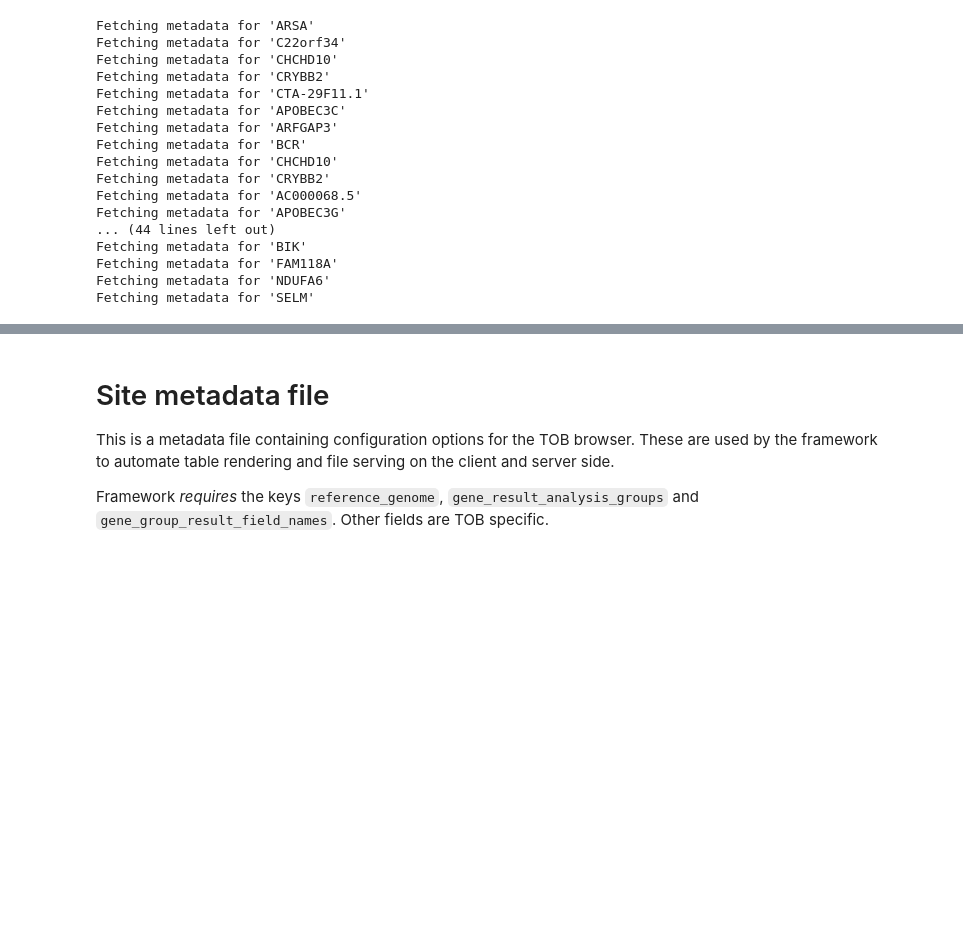
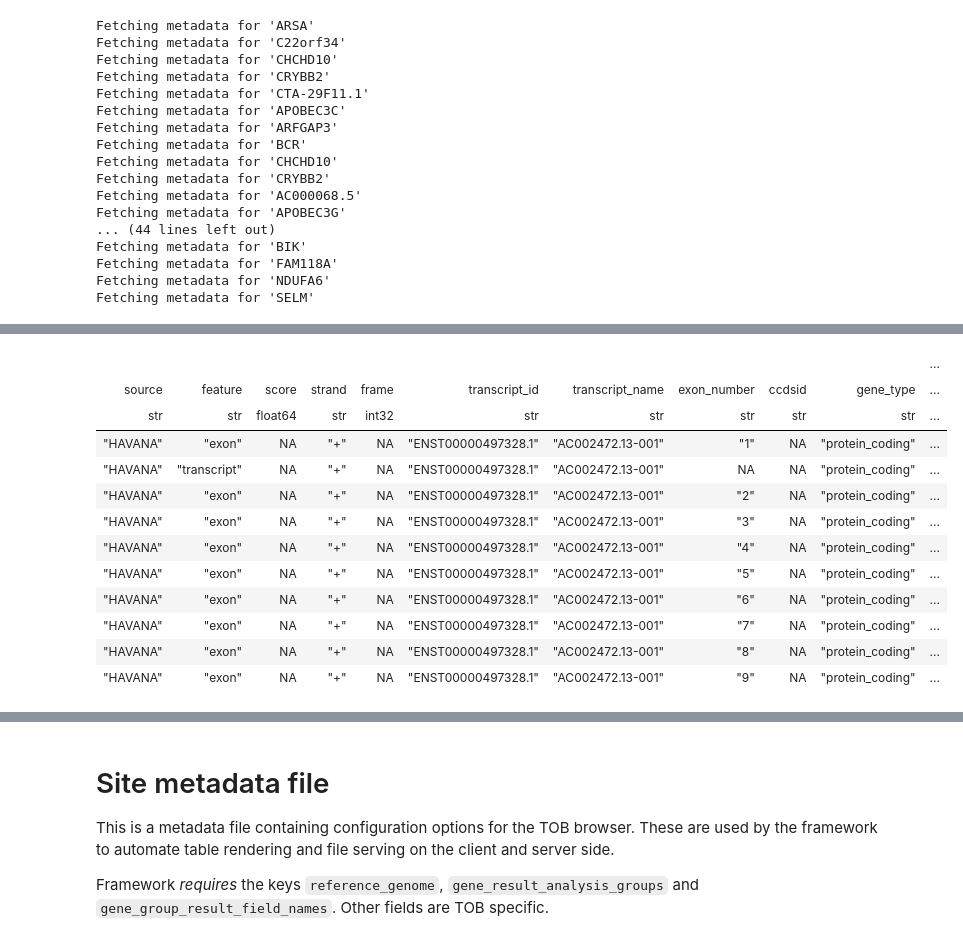
Before and after one commit to populationgenomics/exome-results-browsers, a Jupyter notebook: src/data/tob/notebooks/pipeline.ipynb, the cells around one changed output, grey strips where cells are left out. Cells and saved outputs as stored; diff of their text form; code cells hidden in the pictures; blank space fills up the shorter version.

Commit message:
Pipeline to create gene structure file

```diff
--- a/src/data/tob/notebooks/pipeline.ipynb
+++ b/src/data/tob/notebooks/pipeline.ipynb
@@ -118,25 +118,21 @@ gene_metadata['AC007308.6'] = [{
     'ensembl_gene_id': 'ENSG00000234252',
     'symbol': 'AC007308.6',
     'name': 'AC007308.6 (Clone-based (Vega))',
-    'location': '22qxx.x'
 }]
 gene_metadata['AC002472.13'] = [{
     'ensembl_gene_id': 'ENSG00000187905',
     'symbol': 'AC002472.13',
     'name': 'Leucine-rich repeat-containing protein LOC400891',
-    'location': '22qxx.x'
 }]
 gene_metadata['CTA-29F11.1'] = [{
     'ensembl_gene_id': 'CTA-29F11.1',
     'symbol': 'CTA-29F11.1',
     'name': 'lncRNA',
-    'location': '0qxx.x'
 }]
 gene_metadata['AC000068.5'] = [{
     'ensembl_gene_id': 'ENSG00000185065',
     'symbol': 'AC000068.5',
     'name': 'AC000068.5 (Clone-based (Vega) gene)',
-    'location': '19qxx.x'
 }]
 # ----------------------------------------------
 
@@ -170,7 +166,6 @@ for label in cell_labels:
         gene_search_terms[gene].append(label)
         gene_search_terms[gene].append(gene)
         gene_search_terms[gene] += list(group['SNP'])
-        gene_search_terms[gene] += list(f"chr{chrom}" for chrom in group['CHR'])
 
 hgnc_client.save_cache(OUTPUT_DIR / 'hgnc_cache.json')
 
@@ -201,0 +200,6 @@ Fetching metadata for 'SELM'
+# %%
+import hail
+from hail.experimental import import_gtf
+
+# Big file... might take a few years
+ht = import_gtf("../gencode.v19.annotation.gtf.gz", force=True)
@@ -201,0 +230,63 @@ Fetching metadata for 'SELM'
+# %%
+genes = []
+association_file_suffix = 'eQTLs'
+
+for gene in gene_metadata.keys():
+    print(f"Gathering region data for {gene}")
+
+    data = {
+        'symbol': gene,
+        'gene_id': None,
+        'start': None,
+        'stop': None,
+        'chrom': None,
+        'exons': [],
+    }
+
+    gene_rows = ht.filter(
+        (ht.gene_name == gene) &
+        (ht.transcript_name == f"{gene}-001") &
+        (ht.tag == 'basic')
+    )
+    print(f"\tFound {gene_rows.count()} hits")
+    print(gene_rows.show())
+
+    for row in gene_rows.collect():
+        if row.feature == 'transcript':
+            data['gene_id'] = row.gene_id
+            data['start'] = row.interval.start.position
+            data['stop'] = row.interval.end.position
+            data['chrom'] = row.interval.start.seqname.replace('chr', '')
+
+        if row.feature in ('CDS', 'exon', 'UTR'):
+            data['exons'].append(
+                {
+                    'feature_type': row.feature,
+                    'start': row.interval.start.position,
+                    'stop': row.interval.end.position
+                }
+            )
+
+    associations = []
+    for label in cell_labels:
+        df = pd.read_table(
+            DATA_DIR / f"{label}_{association_file_suffix}.tsv",
+            header=0,
+            delimiter='\t'
+        )
+
+        records = df[df['GENE'] == gene].to_dict(orient='records')
+        for r in records:
+            r['chr'] = str(r['CHR'])
+            r['id'] = f"{r['CHR']}-{r['BP']}-{r['A1']}-{r['A2']}"
+            r['cell'] = label
+
+        records = [{k.lower(): v for (k, v) in r.items()} for r in records]
+        associations += records
+
+    print(f"\tFound {len(associations)} variant associations")
+    data['associations'] = associations
+    genes.append(data)
+
+json.dump(genes, open(OUTPUT_DIR / 'genes.json', 'wt'))
+# %% [output]
@@ -201,0 +305,13 @@ Fetching metadata for 'SELM'
+|  |  |  |  |  |  |  |  |  |  | ... |
+| source | feature | score | strand | frame | transcript_id | transcript_name | exon_number | ccdsid | gene_type | ... |
+| str | str | float64 | str | int32 | str | str | str | str | str | ... |
+| "HAVANA" | "exon" | NA | "+" | NA | "ENST00000497328.1" | "AC002472.13-001" | "1" | NA | "protein_coding" | ... |
+| "HAVANA" | "transcript" | NA | "+" | NA | "ENST00000497328.1" | "AC002472.13-001" | NA | NA | "protein_coding" | ... |
+| "HAVANA" | "exon" | NA | "+" | NA | "ENST00000497328.1" | "AC002472.13-001" | "2" | NA | "protein_coding" | ... |
+| "HAVANA" | "exon" | NA | "+" | NA | "ENST00000497328.1" | "AC002472.13-001" | "3" | NA | "protein_coding" | ... |
+| "HAVANA" | "exon" | NA | "+" | NA | "ENST00000497328.1" | "AC002472.13-001" | "4" | NA | "protein_coding" | ... |
+| "HAVANA" | "exon" | NA | "+" | NA | "ENST00000497328.1" | "AC002472.13-001" | "5" | NA | "protein_coding" | ... |
+| "HAVANA" | "exon" | NA | "+" | NA | "ENST00000497328.1" | "AC002472.13-001" | "6" | NA | "protein_coding" | ... |
+| "HAVANA" | "exon" | NA | "+" | NA | "ENST00000497328.1" | "AC002472.13-001" | "7" | NA | "protein_coding" | ... |
+| "HAVANA" | "exon" | NA | "+" | NA | "ENST00000497328.1" | "AC002472.13-001" | "8" | NA | "protein_coding" | ... |
+| "HAVANA" | "exon" | NA | "+" | NA | "ENST00000497328.1" | "AC002472.13-001" | "9" | NA | "protein_coding" | ... |
```
Also changed, not shown: parts of 7 cells of this notebook, 1 other file.
